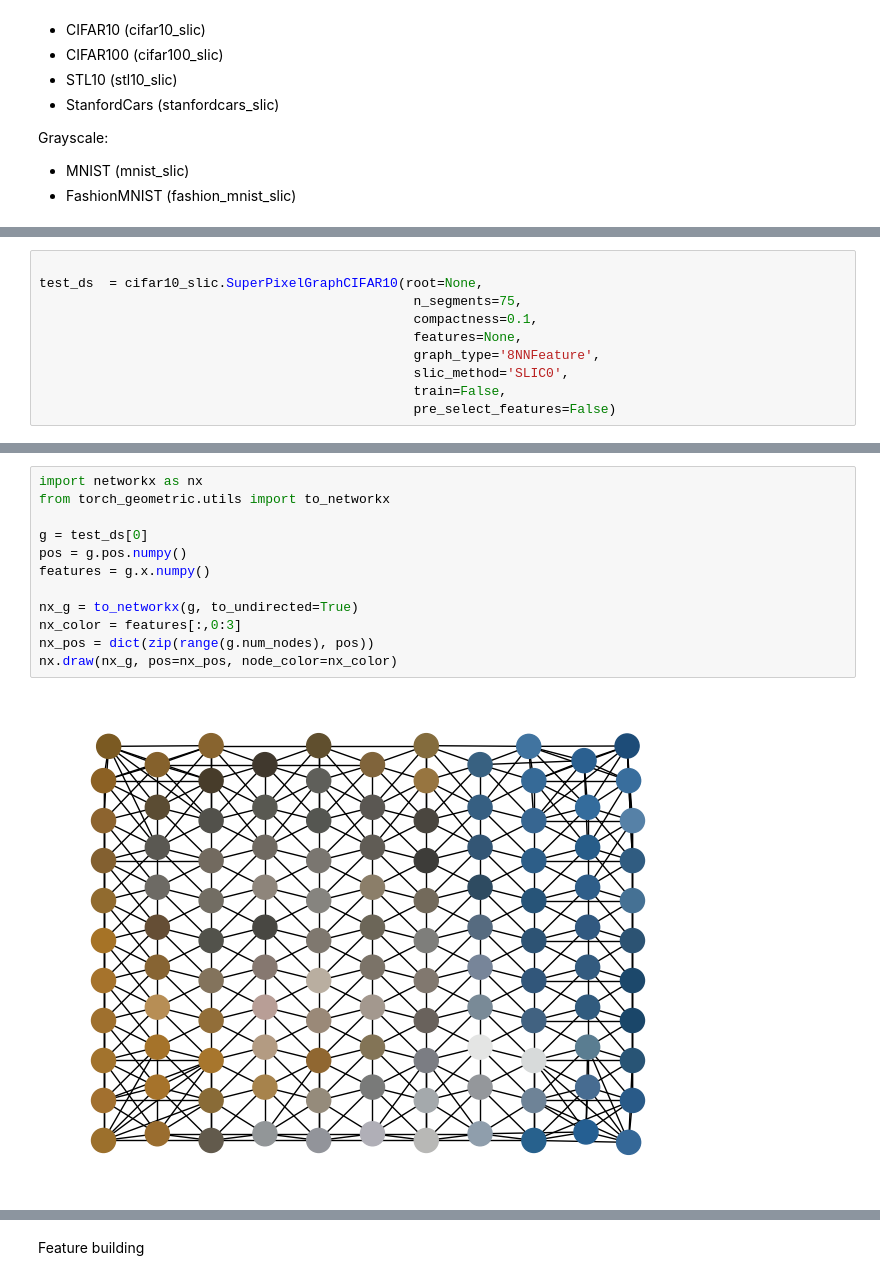
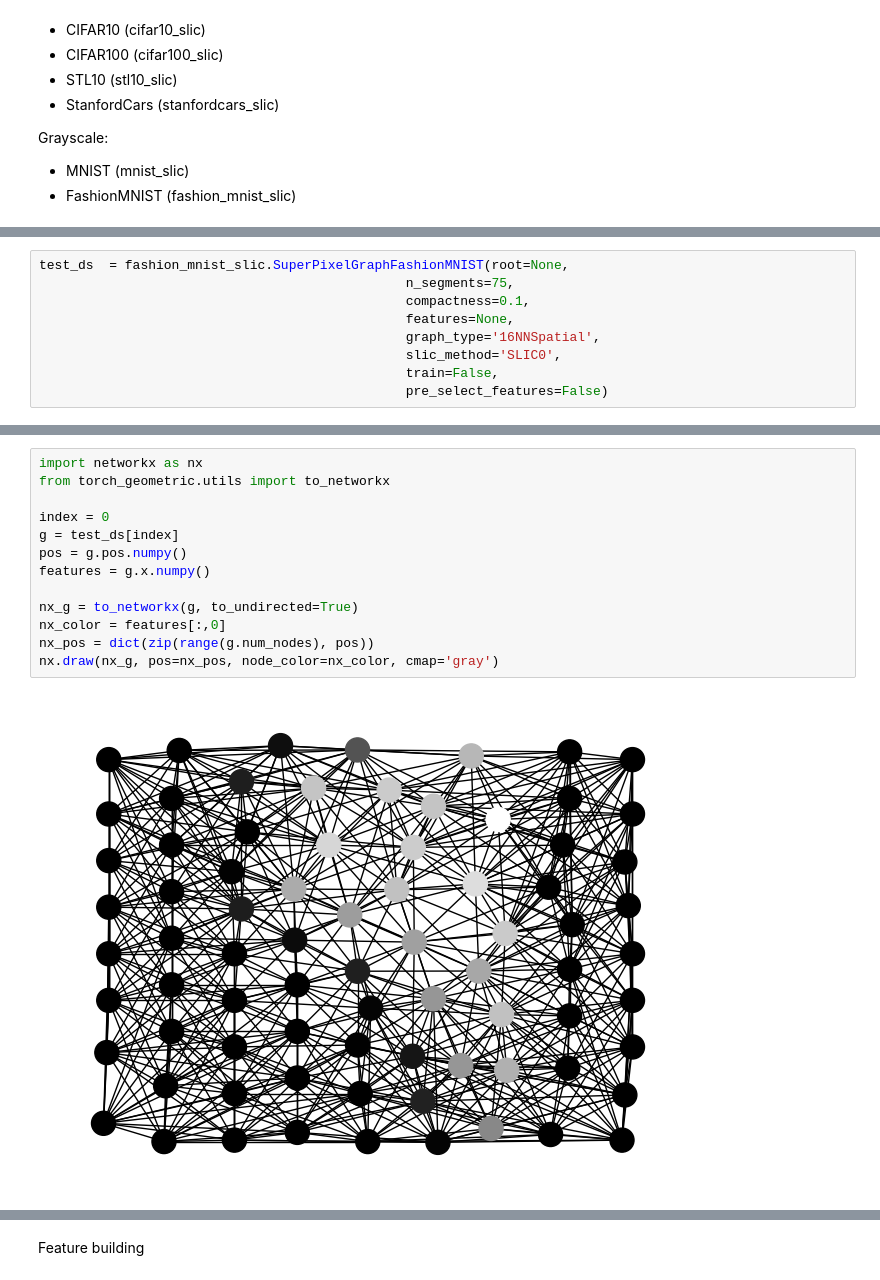
Before and after one commit to jpelayx/mnist-graphs, a Jupyter notebook: viz.ipynb, the cells around one changed output, grey strips where cells are left out. Drawn from its saved outputs; the diff is of its cells as text.

Commit message:
visualizing generated graphs

```diff
--- a/viz.ipynb
+++ b/viz.ipynb
@@ -26,11 +31,10 @@ import cifar10_slic
 # %%
-
-test_ds  = cifar10_slic.SuperPixelGraphCIFAR10(root=None,
-                                                n_segments=75,
-                                                compactness=0.1,
-                                                features=None,
-                                                graph_type='8NNFeature',
-                                                slic_method='SLIC0',
-                                                train=False,
-                                                pre_select_features=False)
+test_ds  = fashion_mnist_slic.SuperPixelGraphFashionMNIST(root=None,
+                                               n_segments=75,
+                                               compactness=0.1,
+                                               features=None,
+                                               graph_type='16NNSpatial',
+                                               slic_method='SLIC0',
+                                               train=False,
+                                               pre_select_features=False)
 # %% [output]
@@ -51,14 +49,15 @@ Done!
 # %%
 import networkx as nx
 from torch_geometric.utils import to_networkx
 
-g = test_ds[0]
+index = 0
+g = test_ds[index]
 pos = g.pos.numpy()
 features = g.x.numpy()
 
 nx_g = to_networkx(g, to_undirected=True)
-nx_color = features[:,0:3]
+nx_color = features[:,0]
 nx_pos = dict(zip(range(g.num_nodes), pos))
-nx.draw(nx_g, pos=nx_pos, node_color=nx_color)
+nx.draw(nx_g, pos=nx_pos, node_color=nx_color, cmap='gray')
 # %% [output]
-[figure, old version]
+[figure, new version]
```
Also changed, not shown: parts of 4 cells of this notebook.
